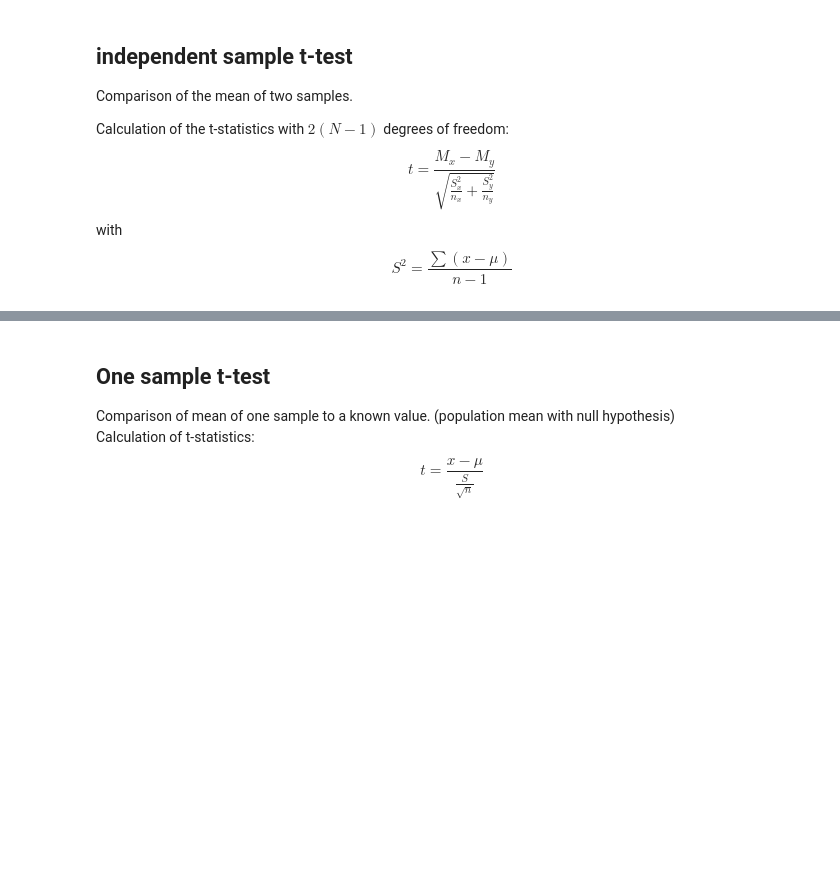
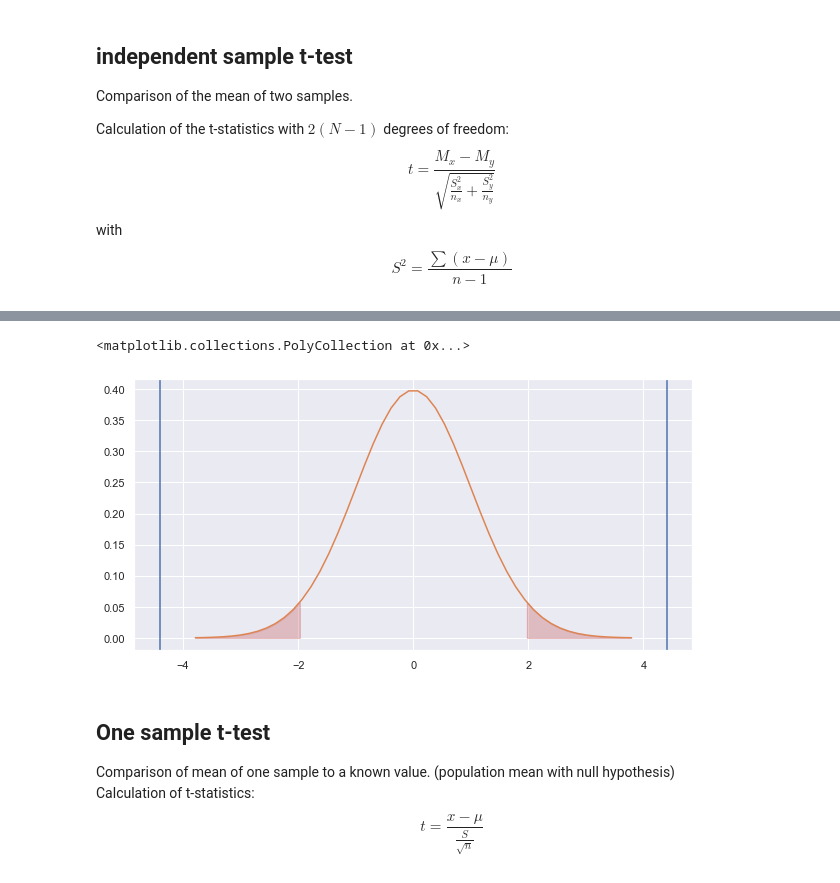
Before and after one commit to normannexo/Mathematics-notebooks, a Jupyter notebook: hypothesis testing.ipynb, the cells around one changed output, grey strips where cells are left out. Cells and saved outputs as stored; diff of their text form; code cells hidden in the pictures; blank space fills up the shorter version.

```diff
--- a/hypothesis testing.ipynb
+++ b/hypothesis testing.ipynb
@@ -69,3 +69,19 @@ Ttest_indResult(statistic=-3.0835065692909414, pvalue=0.0023377238831705323)
+# %%
+#Visualization
+fig, ax = plt.subplots(1, 1, figsize=[10,5])
+
+range_a = np.linspace(stats.t.ppf(0.0001, df=2*(N-1)), stats.t.ppf(0.9999, df=2*(N-1)))
+
+ax.plot(range_a, stats.t.pdf(range_a, df=2*(N-1)), color='C1')
+ax.axvline(t)
+ax.axvline(-t)
+range_fill_l = np.linspace(stats.t.ppf(0.0001, df=2*(N-1)), stats.t.ppf(0.025, df=2*(N-1)))
+range_fill_r = np.linspace(stats.t.ppf(0.975, df=2*(N-1)), stats.t.ppf(0.9999, df=2*(N-1)))
+ax.fill_between(range_fill_l,stats.t.pdf(range_fill_l, df=2*(N-1)),color='r', alpha=0.3)
+ax.fill_between(range_fill_r,stats.t.pdf(range_fill_r, df=2*(N-1)),color='r', alpha=0.3)
+# %% [output]
+<matplotlib.collections.PolyCollection at 0x...>
+[figure, added]
 # %% [markdown]
 <a id="onesample"></a>
 ## One sample t-test
```
Also changed, not shown: parts of 4 cells of this notebook, 2 other files.
